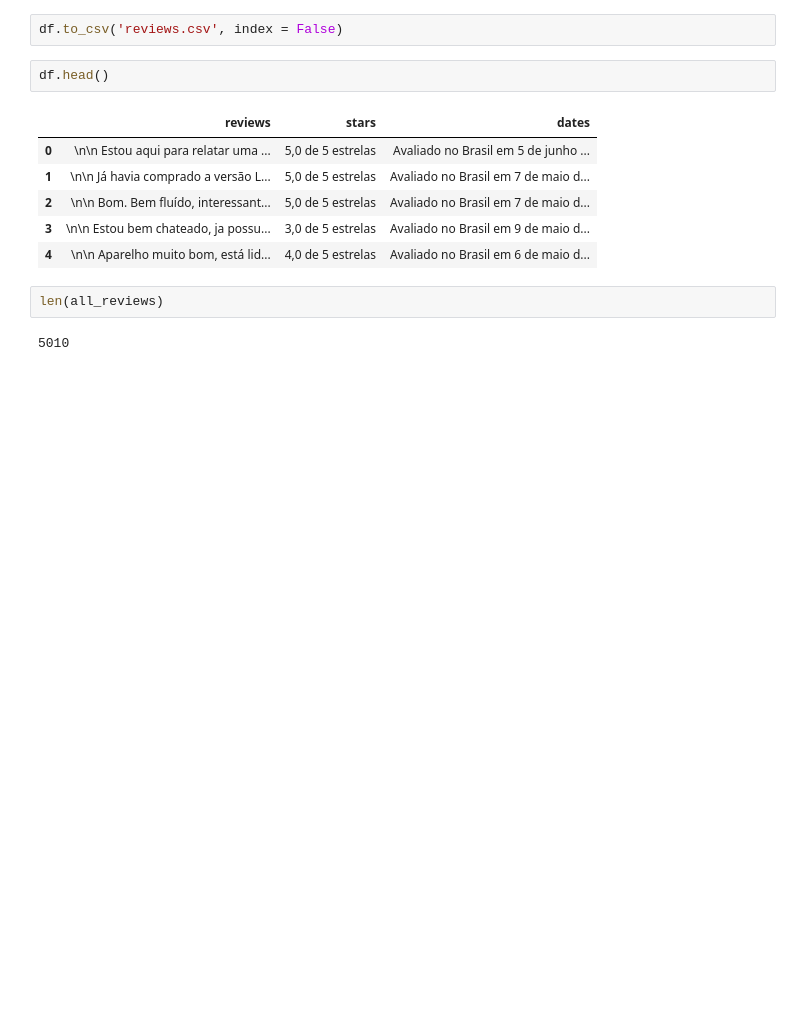
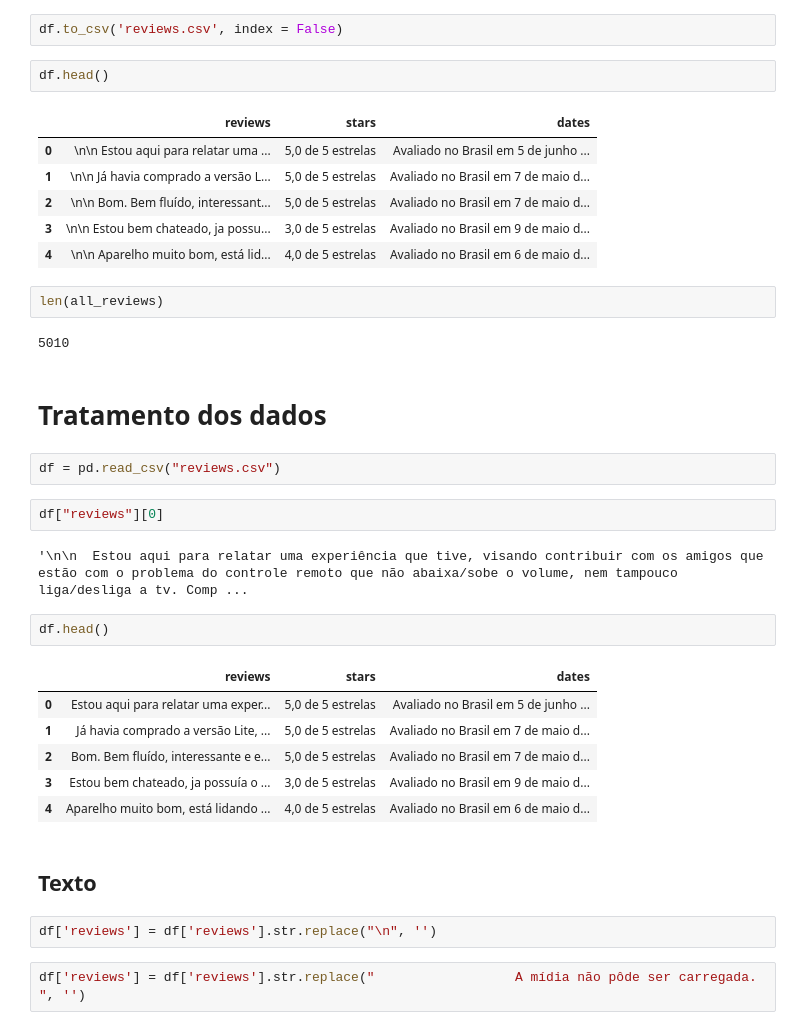
Before and after one commit to mariamaOlive/sentiment-analysis, a Jupyter notebook: rascunho_scraping.ipynb, the cells around one changed output. Saved outputs shown, nothing was run; the diff lists cells and outputs as text; blank space fills up the shorter version.

Commit message:
Trantando texto extraído
Co-authored-by: lucascouri2 <lucascouri2@users.noreply.github.com>

```diff
--- a/rascunho_scraping.ipynb
+++ b/rascunho_scraping.ipynb
@@ -181,3 +183,26 @@ df.head()
 len(all_reviews)
 # %% [output]
 5010
+# %% [markdown]
+# Tratamento dos dados
+# %%
+df = pd.read_csv("reviews.csv")
+# %%
+df["reviews"][0]
+# %% [output]
+'\n\n  Estou aqui para relatar uma experiência que tive, visando contribuir com os amigos que estão com o problema do controle remoto que não abaixa/sobe o volume, nem tampouco liga/desliga a tv. Comp ...
+# %%
+df.head()
+# %% [output]
+|  | reviews | stars | dates |
+| 0 | Estou aqui para relatar uma exper... | 5,0 de 5 estrelas | Avaliado no Brasil em 5 de junho ... |
+| 1 | Já havia comprado a versão Lite, ... | 5,0 de 5 estrelas | Avaliado no Brasil em 7 de maio d... |
+| 2 | Bom. Bem fluído, interessante e e... | 5,0 de 5 estrelas | Avaliado no Brasil em 7 de maio d... |
+| 3 | Estou bem chateado, ja possuía o ... | 3,0 de 5 estrelas | Avaliado no Brasil em 9 de maio d... |
+| 4 | Aparelho muito bom, está lidando ... | 4,0 de 5 estrelas | Avaliado no Brasil em 6 de maio d... |
+# %% [markdown]
+## Texto
+# %%
+df['reviews'] = df['reviews'].str.replace("\n", '')
+# %%
+df['reviews'] = df['reviews'].str.replace("                  A mídia não pôde ser carregada.                  ", '')
```
Also changed, not shown: parts of 12 cells of this notebook, 1 other file.
